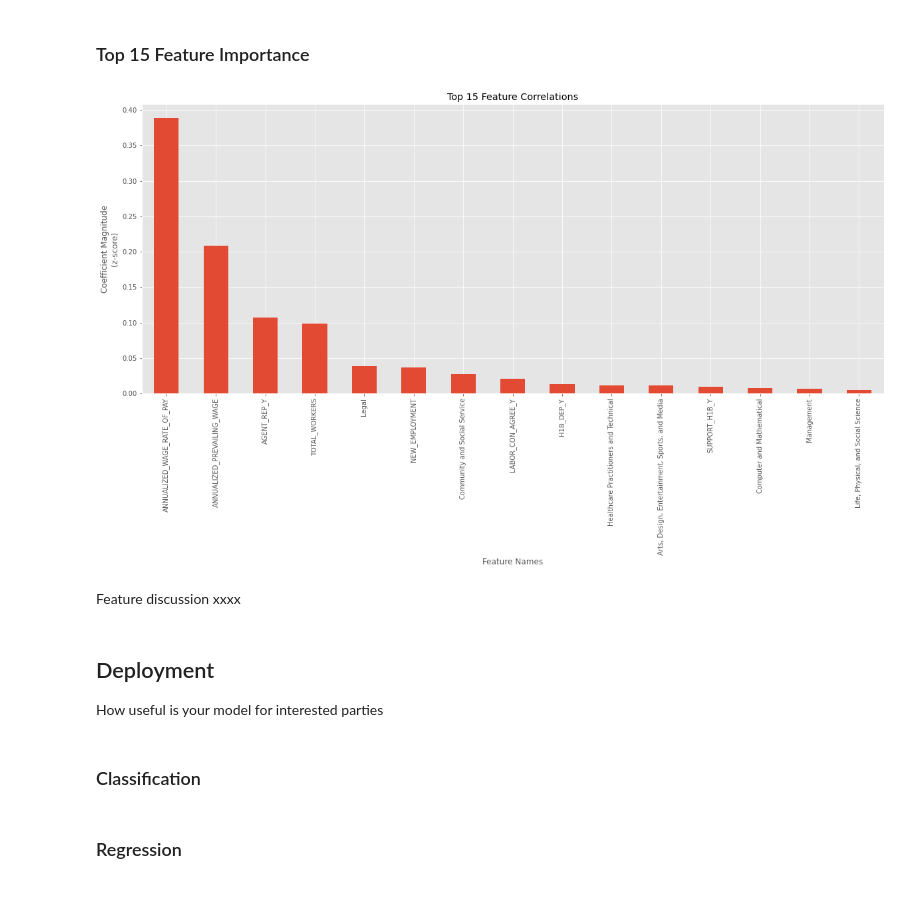
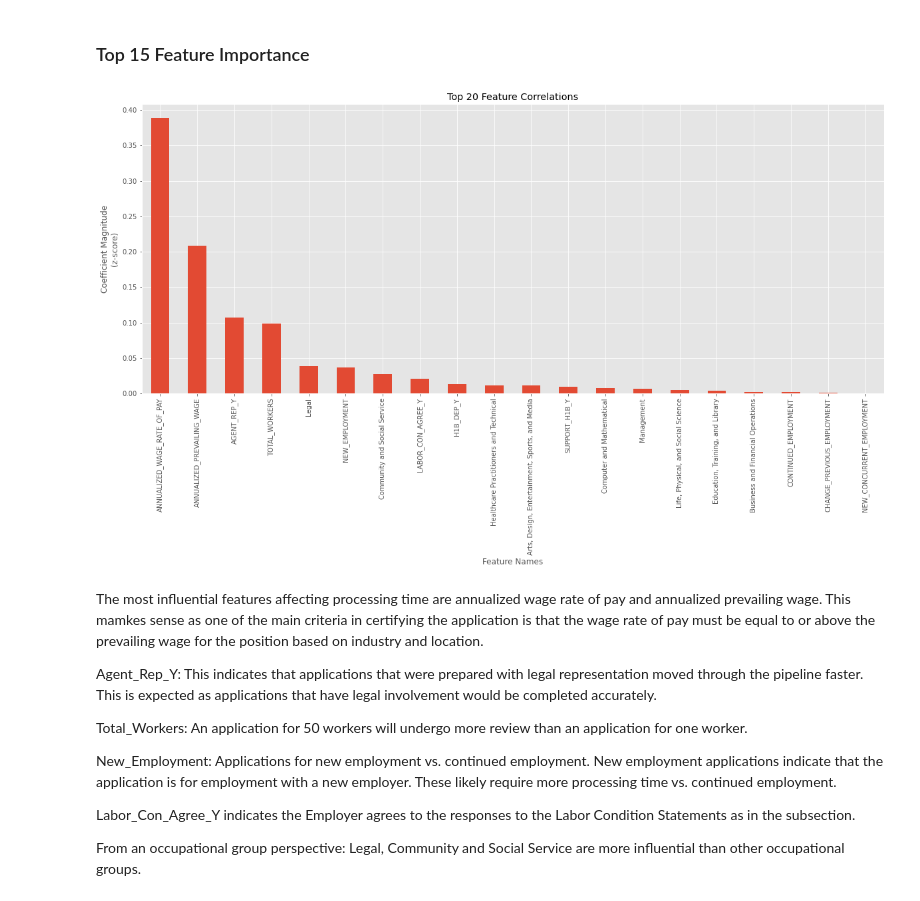
Before and after one commit to trishattah/DS_7331_Projects, a Jupyter notebook: Major_Lab_2/Lab2_Group4_LE.ipynb, the cells around one changed output. Drawn from its saved outputs; the diff is of its cells as text; code cells hidden in the pictures.

```diff
--- a/Major_Lab_2/Lab2_Group4_LE.ipynb
+++ b/Major_Lab_2/Lab2_Group4_LE.ipynb
@@ -758,0 +830,12 @@ DO NOT RUN - Processing time
+# %%
+#Scale dataset converting to standard normally distributed data
+
+from sklearn.preprocessing import StandardScaler
+
+#Fit to data for scaling
+scaler = StandardScaler()
+scaler.fit(X)
+
+#Transform training data to z-scores
+#This makes our model's coefficients take on the same scale for accurate feature importance analisys
+X_Scl = scaler.transform(X)
@@ -759,5 +885,10 @@ DO NOT RUN - Processing time
 # %%
 #DO NOT RUN
+
+#Create a regression estimator with best parameters for cross validation
+RFSregEstimator = RFSregGridSearch.best_estimator_
+
+EvaluateRegressionEstimator(RFSregEstimator, X_Scl, y, cv)
 #Fit the model
-RFregEstimator.fit(X, y)
+#RFSregEstimator.fit(X_Scl, y)
 # %% [output]
@@ -766,10 +915,10 @@ RandomForestRegressor(criterion='mae', max_depth=30, min_samples_leaf=50,
 # %%
-#Load the model's coefficient weights and feature names into a dataframe sorted by weights
-weights = RFregEstimator.feature_importances_.ravel()
+#Load the SCALED model's coefficient weights and feature names into a dataframe sorted by weights
+weights = RFSregEstimator.feature_importances_.ravel()
 feature_names = X.columns.values
-RF_ft_imp_df = pd.DataFrame({'feature_names':feature_names, 'weights':weights, 'absolute_weights': np.abs(weights)})
-RF_ft_imp_df.sort_values(by='absolute_weights', inplace=True, ascending=False )
-RF_ft_imp_df
+RFS_ft_imp_df = pd.DataFrame({'feature_names':feature_names, 'weights':weights, 'absolute_weights': np.abs(weights)})
+RFS_ft_imp_df.sort_values(by='absolute_weights', inplace=True, ascending=False )
+RFS_ft_imp_df
 # %% [output]
 |  | feature_names | weights | absolute_weights |
 | 6 | ANNUALIZED_WAGE_RATE_OF_PAY | 3.890662e-01 | 3.890662e-01 |
@@ -793,30 +942,32 @@ RF_ft_imp_df
 # %%
 # Examine categorical variables of interest
 import matplotlib.pyplot as plt
 %matplotlib inline
 
 #Plot the model's feature importances
 # REFERENCE:  Eric Larson, https://github.com/eclarson/DataMiningNotebooks
 plt.style.use('ggplot')
 
-wt_plt_df = RF_ft_imp_df.head(15)
+wt_plt_df = RFS_ft_imp_df.head(20)
 
 weights = pd.Series(wt_plt_df['weights'].values,index=wt_plt_df['feature_names'])
 ax = weights.plot(kind='bar', figsize=(20,8))
 
-ax.set_title("Top 15 Feature Correlations")
+ax.set_title("Top 20 Feature Correlations")
 ax.set_ylabel("Coefficient Magnitude\n(z-score)")
 ax.set_xlabel("Feature Names")
 plt.show()
 # %% [output]
-[figure, old version]
+[figure, new version]
-# %% [markdown]
-Feature discussion xxxx
-# %% [markdown]
-## Deployment
-
-How useful is your model for interested parties
-# %% [markdown]
-### Classification
-# %% [markdown]
-### Regression
+# %% [markdown]
+The most influential features affecting processing time are annualized wage rate of pay and annualized prevailing wage.  This mamkes sense as one of the main criteria in certifying the application is that the wage rate of pay must be equal to or above the prevailing wage for the position based on industry and location.
+
+Agent_Rep_Y:  This indicates that applications that were prepared with legal representation moved through the pipeline faster.  This is expected as applications that have legal involvement would be completed accurately.
+
+Total_Workers: An application for 50 workers will undergo more review than an application for one worker.
+
+New_Employment:  Applications for new employment vs. continued employment.  New employment applications indicate that the application is for employment with a new employer.  These likely require more processing time vs. continued employment.
+
+Labor_Con_Agree_Y indicates the Employer agrees to the responses to the Labor Condition Statements as in the subsection.
+
+From an occupational group perspective: Legal, Community and Social Service are more influential than other occupational groups.
```
Also changed, not shown: parts of 72 cells of this notebook.
